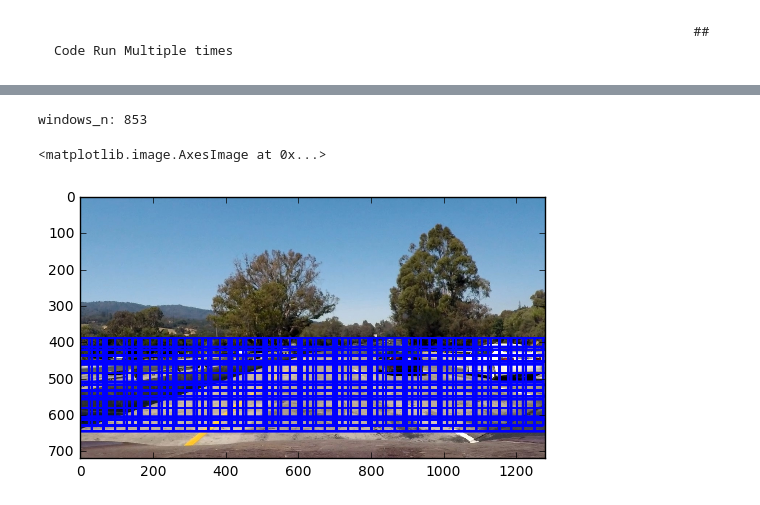
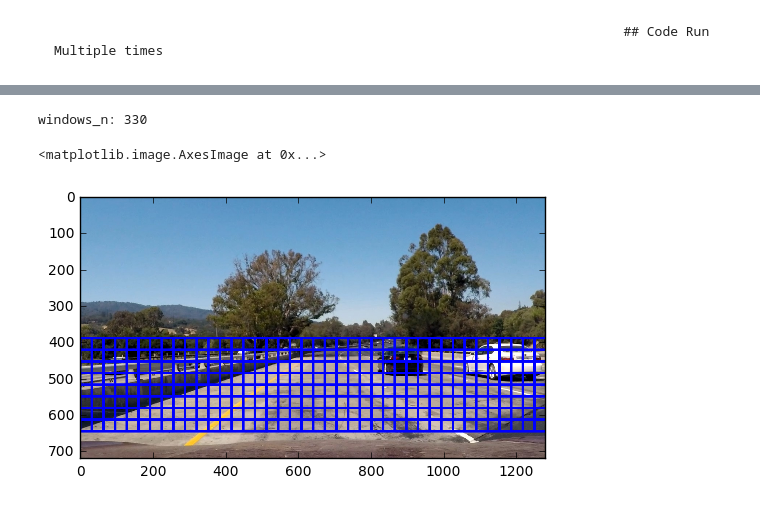
Before and after one commit to da7th/CarND-P5, a Jupyter notebook: CarND-P5.ipynb, the cells around one changed output, grey strips where cells are left out. Cells and saved outputs as stored; diff of their text form; code cells hidden in the pictures.

```diff
--- a/CarND-P5.ipynb
+++ b/CarND-P5.ipynb
@@ -334,7 +404,7 @@ For these 10 labels:  [ 1.  1.  1.  1.  0.  0.  1.  1.  1.  1.]
 # window size (x and y dimensions),
 # and overlap fraction (for both x and y)
 def slide_window(img, x_start_stop=[None, None], y_start_stop=[390, 650],
-                    xy_window=(192, 192), xy_overlap=(0.5, 0.5)):
+                    xy_window=(128, 128), xy_overlap=(0.5, 0.5)):
     # If x and/or y start/stop positions not defined, set to image size
     if x_start_stop[0] == None:
         x_start_stop[0] = 0
@@ -345,8 +415,10 @@ def slide_window(img, x_start_stop=[None, None], y_start_stop=[390, 650],
     if y_start_stop[1] == None:
         y_start_stop[1] = img.shape[0]
 
+    xy_divisions = 3
+
     window_list = []
-    for i in range(1,5):
+    for i in range(1,xy_divisions):
         x_w = int(xy_window[0]/i)
         y_w = int(xy_window[1]/i)
         # Compute the span of the region to be searched
@@ -370,33 +442,33 @@ def slide_window(img, x_start_stop=[None, None], y_start_stop=[390, 650],
                 # Calculate window position
                 startx = xs*nx_pix_per_step + x_start_stop[0]
                 endx = startx + x_w
                 starty = ys*ny_pix_per_step + y_start_stop[0]
                 endy = starty + y_w
 
                 # Append window position to list
                 window_list.append(((startx, starty), (endx, endy)))
     # Return the list of windows
     return window_list
 
 # Define a function to draw bounding boxes
 def draw_boxes(img, bboxes, color=(0, 0, 255), thick=6):
     # Make a copy of the image
     imcopy = np.copy(img)
     # Iterate through the bounding boxes
     for bbox in bboxes:
         # Draw a rectangle given bbox coordinates
         cv2.rectangle(imcopy, bbox[0], bbox[1], color, thick)
     # Return the image copy with boxes drawn
     return imcopy
 
 
 windows = slide_window(img_full, x_start_stop=[None, None], y_start_stop=[390, 650],
-                    xy_window=(192, 192), xy_overlap=(0.5, 0.5))
+                    xy_window=(128, 128), xy_overlap=(0.5, 0.5))
 print("windows_n:",len(windows))
 
 box_img = draw_boxes(img_full, windows)
 plt.imshow(box_img)
 # %% [output]
-windows_n: 853
+windows_n: 330
 <matplotlib.image.AxesImage at 0x...>
-[figure, old version]
+[figure, new version]
```
Also changed, not shown: parts of 20 cells of this notebook, 1 other file.
